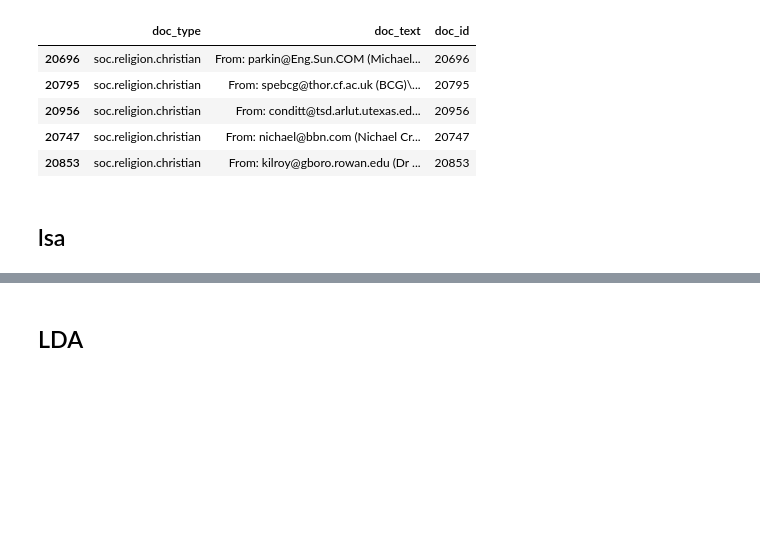
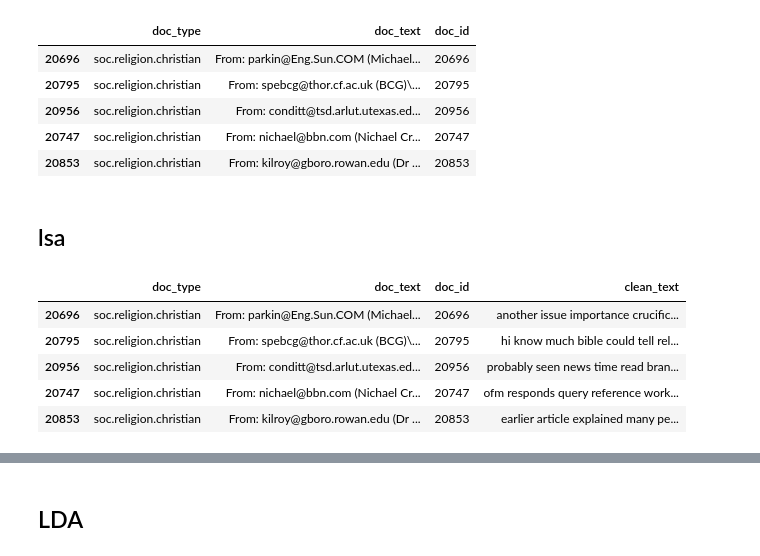
Before and after one commit to agayen/colab_work, a Jupyter notebook: LDA_and_LSA_TEXT_TO_VECTOR.ipynb, the cells around one changed output, grey strips where cells are left out. Saved outputs shown, nothing was run; the diff lists cells and outputs as text; code cells hidden in the pictures; blank space fills up the shorter version.

```diff
--- a/LDA_and_LSA_TEXT_TO_VECTOR.ipynb
+++ b/LDA_and_LSA_TEXT_TO_VECTOR.ipynb
@@ -1066,7 +1124,14 @@ output_notebook()
 
 %matplotlib inline
 # %%
-final_df.head()
+main_df.head()
+# %% [output]
+|  | doc_type | doc_text | doc_id | clean_text |
+| 20696 | soc.religion.christian | From: parkin@Eng.Sun.COM (Michael... | 20696 | another issue importance crucific... |
+| 20795 | soc.religion.christian | From: spebcg@thor.cf.ac.uk (BCG)\... | 20795 | hi know much bible could tell rel... |
+| 20956 | soc.religion.christian | From: conditt@tsd.arlut.utexas.ed... | 20956 | probably seen news time read bran... |
+| 20747 | soc.religion.christian | From: nichael@bbn.com (Nichael Cr... | 20747 | ofm responds query reference work... |
+| 20853 | soc.religion.christian | From: kilroy@gboro.rowan.edu (Dr ... | 20853 | earlier article explained many pe... |
 # %%
 # Define helper functions
 def get_top_n_words(n_top_words, count_vectorizer, text_data):
```
Also changed, not shown: parts of 17 cells of this notebook.
